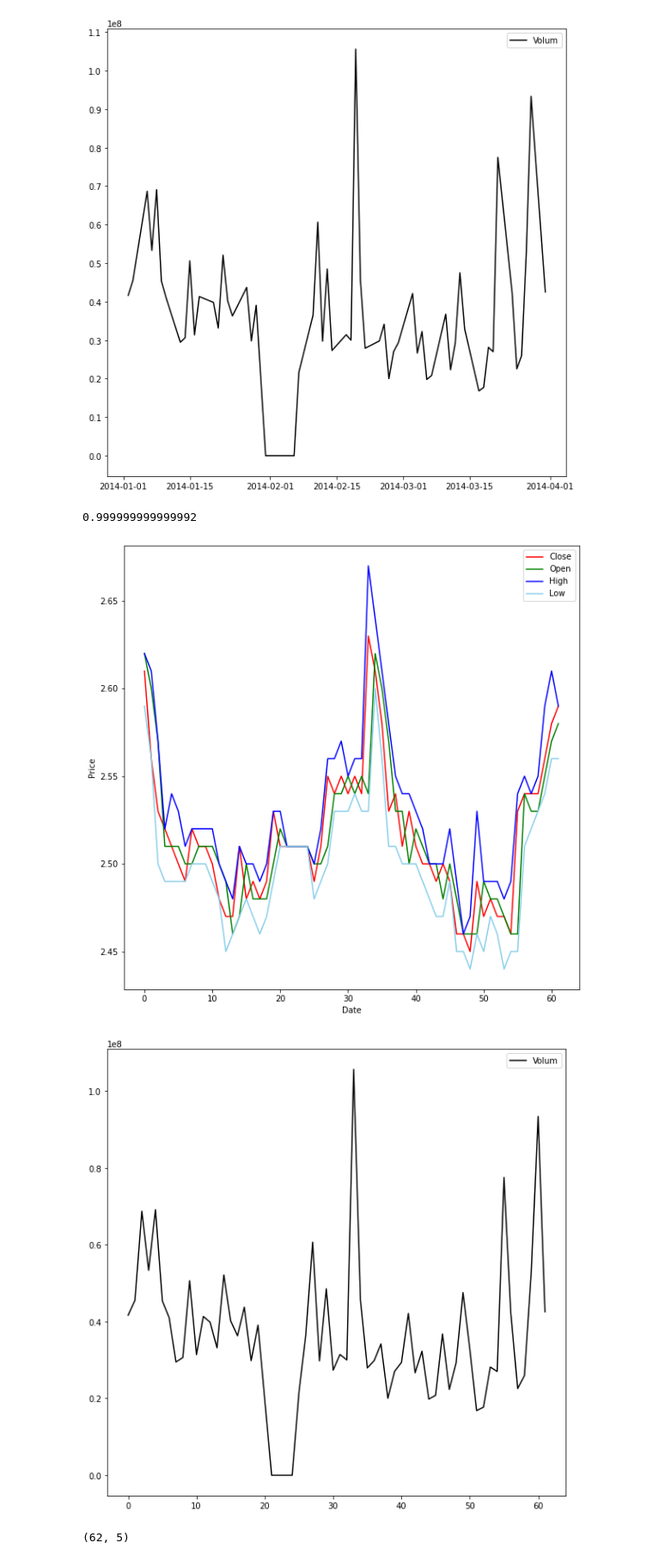
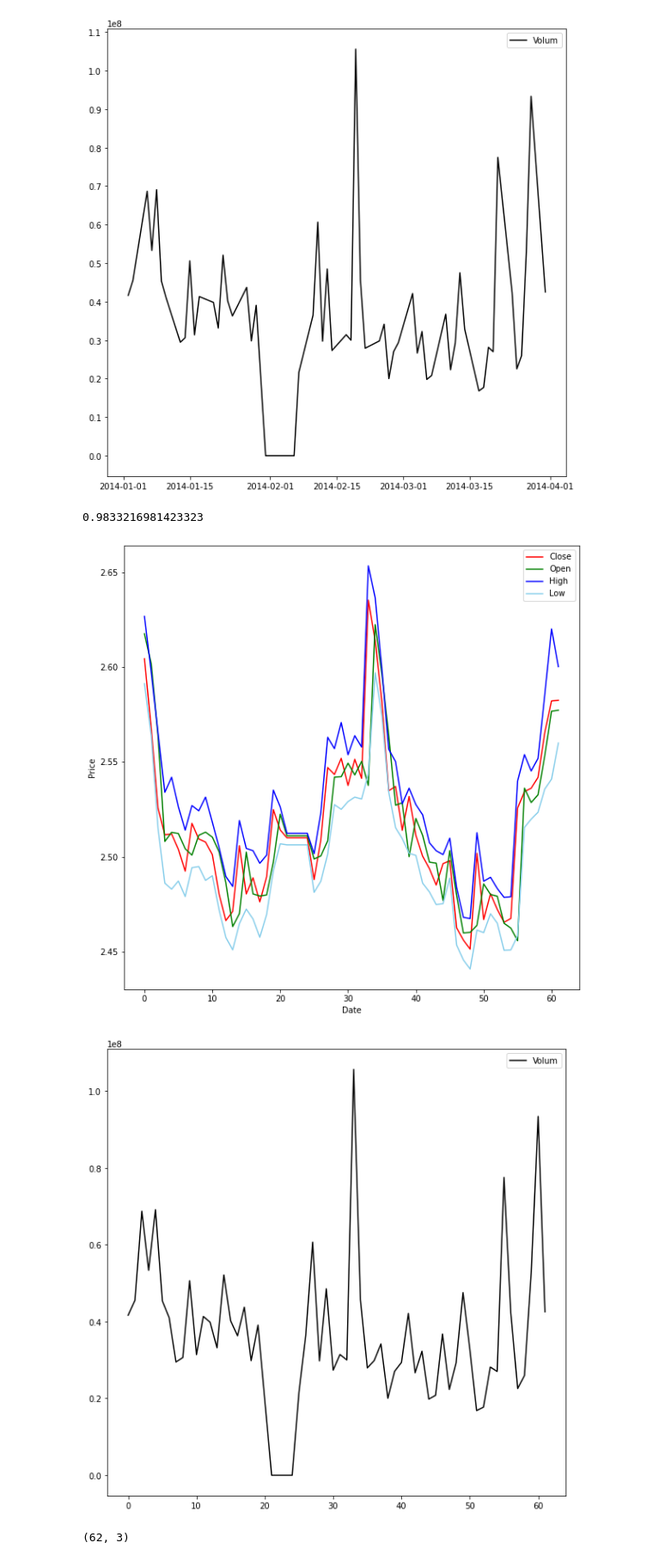
Before and after one commit to Allanroy-tz/PyLab, a Jupyter notebook: 时间序列分析/VAR.ipynb, the cells around one changed output. Shown at 86% size. Cells and saved outputs as stored; diff of their text form; code cells hidden in the pictures.

```diff
--- a/时间序列分析/VAR.ipynb
+++ b/时间序列分析/VAR.ipynb
@@ -47,39 +47,41 @@ Date
 [figure]
 # %%
 from sklearn.metrics import r2_score
-dimension = 5
+'''训练数据维度'''
+dimension = 3
 nptrain = train.to_numpy()
 # print(nptrain)
 u, s, vt = np.linalg.svd(nptrain)
 # print(u)
 # print(s)
 # print(vt)
+'''降维'''
 svdtrain = np.dot(vt[:dimension, :], np.mat(nptrain).T).T
 predict_sunspots02 = np.dot(svdtrain, vt[:dimension, :])
 print(r2_score(nptrain, predict_sunspots02))
 # print(predict_sunspots02)
 plt.figure(figsize=(10, 10))
 plt.plot(predict_sunspots02[..., 3], color='red', label="Close")
 plt.plot(predict_sunspots02[..., 0], color='green', label="Open")
 plt.plot(predict_sunspots02[..., 1], color='blue', label="High")
 plt.plot(predict_sunspots02[..., 2], color='skyblue', label="Low")
 # plt.plot(train["Volume"],color='blacl')
 plt.legend()
 plt.xlabel('Date')
 plt.ylabel('Price')
 plt.show()
 plt.figure(figsize=(10, 10))
 plt.plot(predict_sunspots02[..., 4], color='black', label="Volum")
 plt.legend()
 plt.show()
 # print(svdtrain)
 dataFrame = pd.DataFrame(svdtrain).set_index(train.index)
 print(dataFrame.shape)
 plt.figure(figsize=(10, 10))
 plt.plot(dataFrame)
 plt.show()
 # %% [output]
-0.999999999999992
+0.9833216981423323
-[figure, old version]
+[figure, new version]
 [figure]
-(62, 5)
+(62, 3)
```
Also changed, not shown: parts of 9 cells of this notebook.
